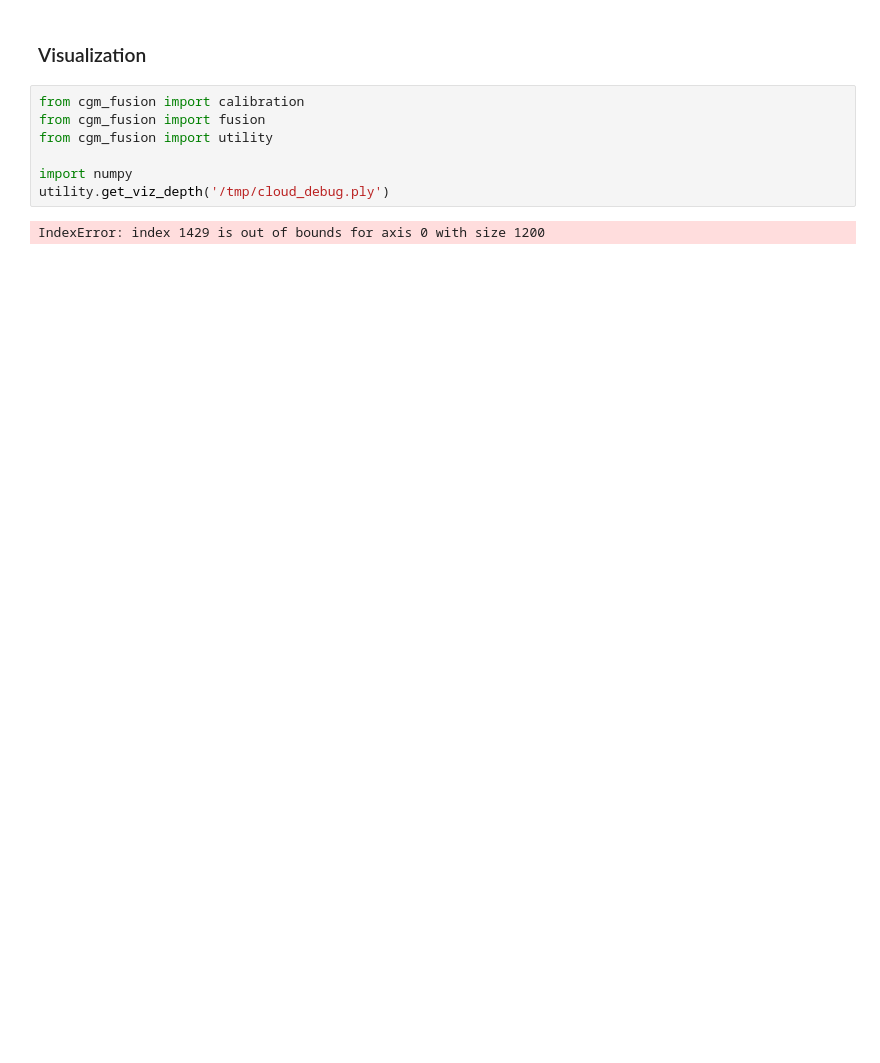
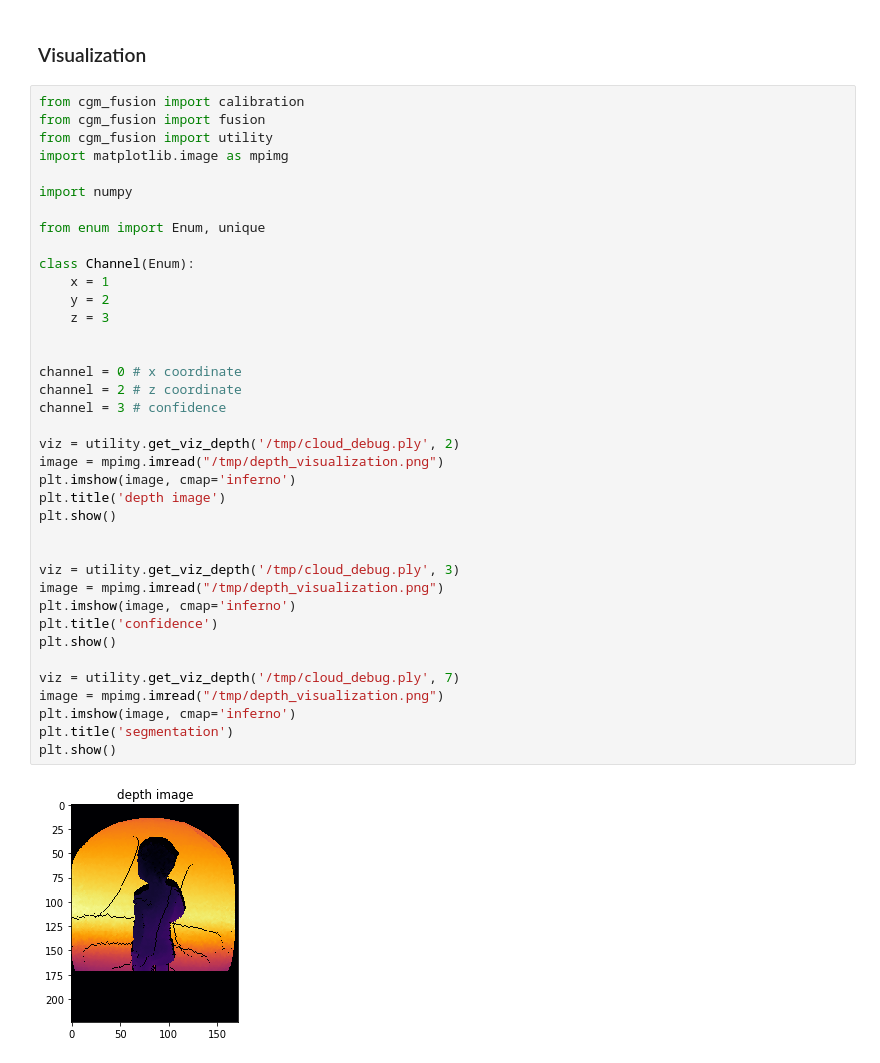
Before and after one commit to prashdash112/cgm-ml, a Jupyter notebook: cgm_database/08_Fusion_Evaluation.ipynb, the cells around one changed output. Drawn from its saved outputs; the diff is of its cells as text; blank space fills up the shorter version.

Commit message:
-- minor update to finalize the segmentation

```diff
--- a/cgm_database/08_Fusion_Evaluation.ipynb
+++ b/cgm_database/08_Fusion_Evaluation.ipynb
@@ -57,11 +60,42 @@ Text(0.5, 0, 'number of objects in Database')
 # %% [markdown]
 ### Visualization
-# %%
-from cgm_fusion import calibration
-from cgm_fusion import fusion
-from cgm_fusion import utility
-
-import numpy
-utility.get_viz_depth('/tmp/cloud_debug.ply')
-# %% [output]
-IndexError: index 1429 is out of bounds for axis 0 with size 1200
+# %%
+from cgm_fusion import calibration
+from cgm_fusion import fusion
+from cgm_fusion import utility
+import matplotlib.image as mpimg
+
+import numpy
+
+from enum import Enum, unique
+
+class Channel(Enum):
+    x = 1
+    y = 2
+    z = 3
+
+
+channel = 0 # x coordinate
+channel = 2 # z coordinate
+channel = 3 # confidence
+
+viz = utility.get_viz_depth('/tmp/cloud_debug.ply', 2)
+image = mpimg.imread("/tmp/depth_visualization.png")
+plt.imshow(image, cmap='inferno')
+plt.title('depth image')
+plt.show()
+
+
+viz = utility.get_viz_depth('/tmp/cloud_debug.ply', 3)
+image = mpimg.imread("/tmp/depth_visualization.png")
+plt.imshow(image, cmap='inferno')
+plt.title('confidence')
+plt.show()
+
+viz = utility.get_viz_depth('/tmp/cloud_debug.ply', 7)
+image = mpimg.imread("/tmp/depth_visualization.png")
+plt.imshow(image, cmap='inferno')
+plt.title('segmentation')
+plt.show()
+# %% [output]
+[figure, added]
```
Also changed, not shown: parts of 4 cells of this notebook, 3 other files.
